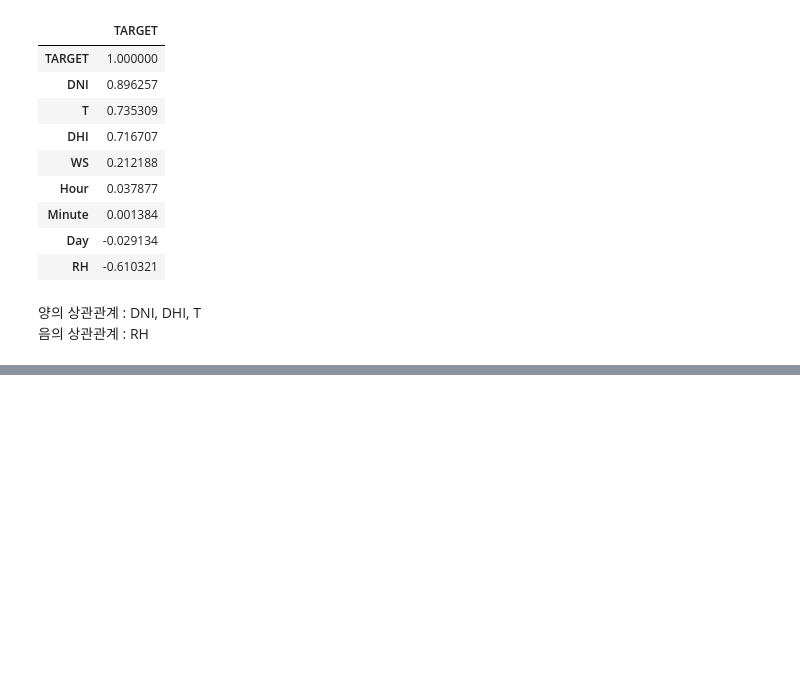
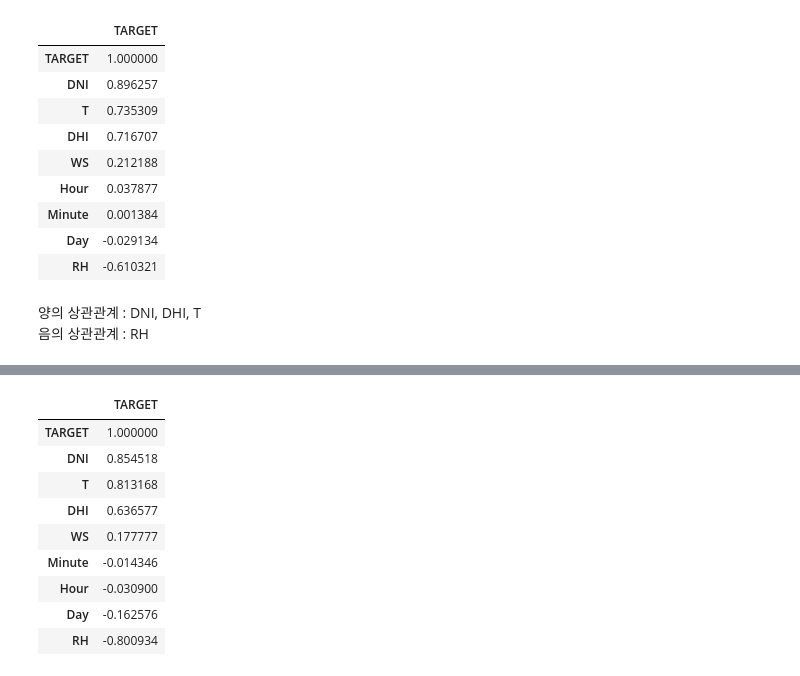
Before and after one commit to lhk063/Winter, a Jupyter notebook: 데이콘/태양광 발전량 예측 경진대회/correlation.ipynb, the cells around one changed output, grey strips where cells are left out. Drawn from its saved outputs; the diff is of its cells as text; code cells hidden in the pictures; blank space fills up the shorter version.

```diff
--- a/데이콘/태양광 발전량 예측 경진대회/correlation.ipynb
+++ b/데이콘/태양광 발전량 예측 경진대회/correlation.ipynb
@@ -237,0 +238,15 @@ tr8 = solar.iloc[48*229 : 48 * 187]
+# %%
+corr = tr.corr()
+corr_day = corr.TARGET.sort_values(ascending=False).to_frame()
+corr_day.style.background_gradient(cmap='magma')
+# %% [output]
+|  | TARGET |
+| TARGET | 1.000000 |
+| DNI | 0.854518 |
+| T | 0.813168 |
+| DHI | 0.636577 |
+| WS | 0.177777 |
+| Minute | -0.014346 |
+| Hour | -0.030900 |
+| Day | -0.162576 |
+| RH | -0.800934 |
```
Also changed, not shown: parts of 10 cells of this notebook, 4 other files.
